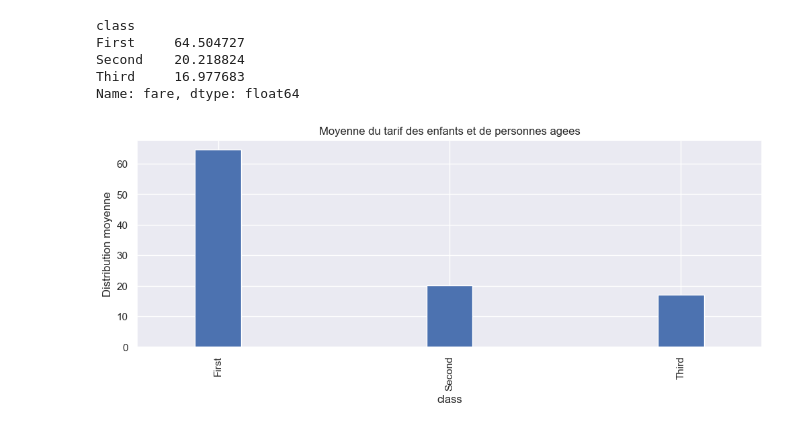
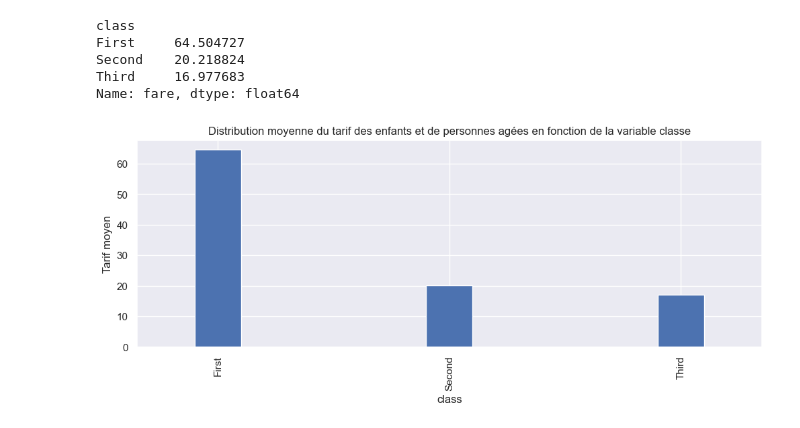
Before and after one commit to OusmanHamit/D.I.T, a Jupyter notebook: tp_groupby2.ipynb, the cells around one changed output. Saved outputs shown, nothing was run; the diff lists cells and outputs as text; code cells hidden in the pictures.

```diff
--- a/tp_groupby2.ipynb
+++ b/tp_groupby2.ipynb
@@ -121,13 +116,13 @@ Pour cela, il faut d'abord créer une colonne pour les categories d'age, par exe
  - de 70 et +     => 'Personne agée'
 # %%
-def classement(age):
-    if(age < 10): return 'Enfant'
-    elif ((age >= 10) & (age < 18)): return 'Adolescent'
-    elif ((age >= 18) & (age < 50)): return 'Jeune'
-    elif ((age >= 50) & (age < 70)): return 'Age avancé'
+def categorie_age(age):
+    if age < 10: return 'Enfant'
+    elif 10 <= age < 18: return 'Adolescent'
+    elif 18 <= age < 50: return 'Jeune'
+    elif 50 <= age < 70: return 'Age avancé'
     else: return 'Personne agée'
 # %%
-df['tranche_age'] = df['age'].apply(classement)
+df['tranche_age'] = df['age'].apply(categorie_age)
 # %%
 df.head()
 # %% [output]
@@ -160,10 +155,9 @@ Name: fare, dtype: float64
 # %%
 # df[-myfilter].groupby('class')['fare'].mean()
 # %%
-
-df[myfilter].groupby('class')['fare'].mean().sort_values(ascending=False).plot(kind = 'bar', width = .2)
-plt.ylabel('Distribution moyenne')
-plt.title('Moyenne du tarif des enfants et de personnes agees')
+df[myfilter].groupby('class', observed=True)['fare'].mean().sort_values(ascending=False).plot(kind = 'bar', width = .2)
+plt.ylabel('Tarif moyen')
+plt.title('Distribution moyenne du tarif des enfants et de personnes agées en fonction de la variable classe')
 plt.show()
 # %% [output]
-[figure, old version]
+[figure, new version]
```
Also changed, not shown: parts of 14 cells of this notebook.
